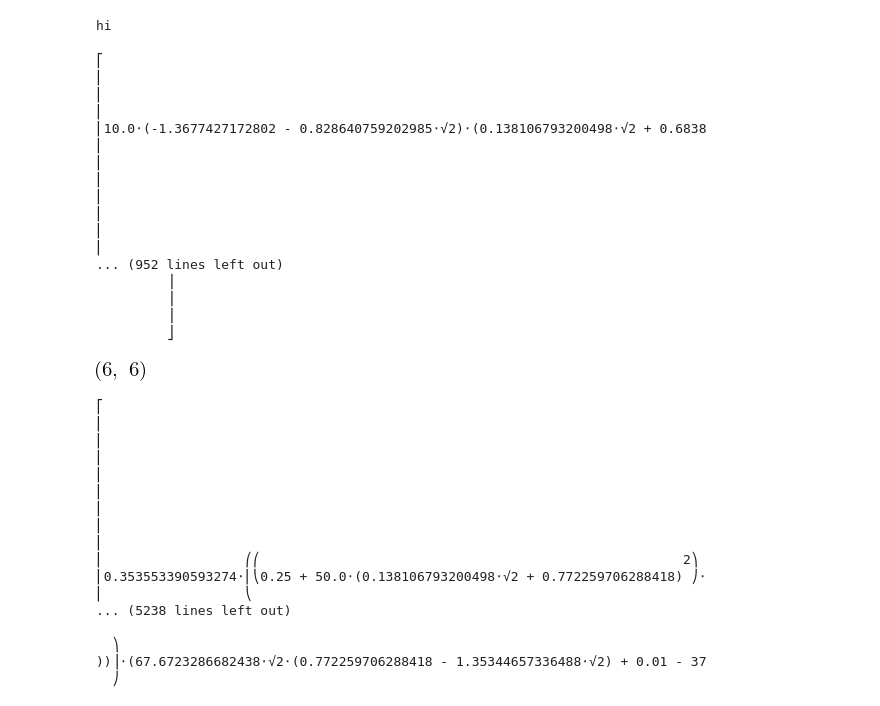
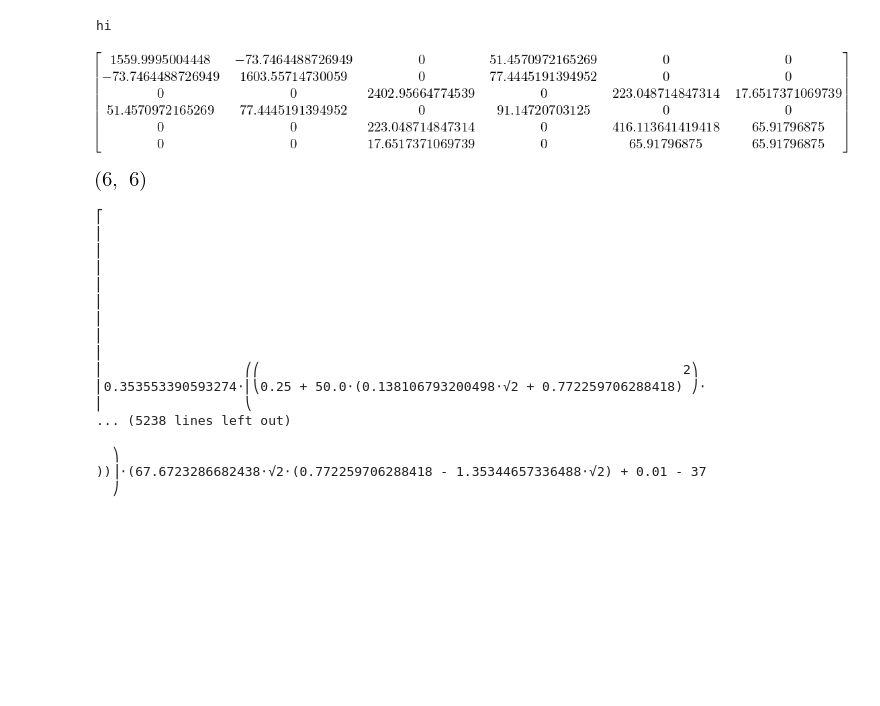
Before and after one commit to ashBabu/model_predictive_control, a Jupyter notebook: src/free_floating_space_manipulator.ipynb, the cells around one changed output. Drawn from its saved outputs; the diff is of its cells as text; code cells hidden in the pictures; blank space fills up the shorter version.

```diff
--- a/src/free_floating_space_manipulator.ipynb
+++ b/src/free_floating_space_manipulator.ipynb
@@ -609,26 +609,10 @@ hi
 # %%
 ang_s0 = Array([0., 0., 0.])
 q0 = Array([pi / 3 * 0, 5*pi / 4, pi/2])
 M_num = dyn.substitute(M, m=m, l=l, I=I, ang_s0=ang_s0, q0=q0)
-M_num
+M_num.evalf()
 # %% [output]
-⎡
-⎢
-⎢
-⎢
-⎢10.0⋅(-1.3677427172802 - 0.828640759202985⋅√2)⋅(0.138106793200498⋅√2 + 0.6838
-⎢
-⎢
-⎢
-⎢
-⎢
-⎢
-⎢
-... (952 lines left out)
-         ⎥
-         ⎥
-         ⎥
-         ⎦
+[figure, added]
 # %%
 M_num.shape
 # %% [output]
```
Also changed, not shown: 3 other files.
